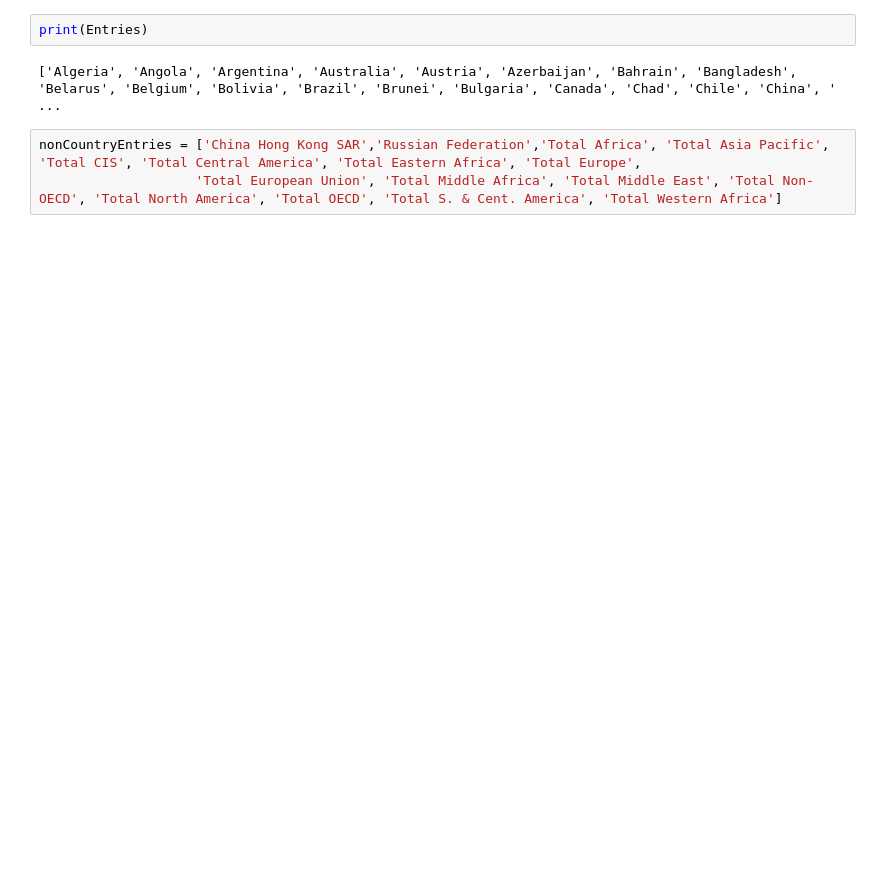
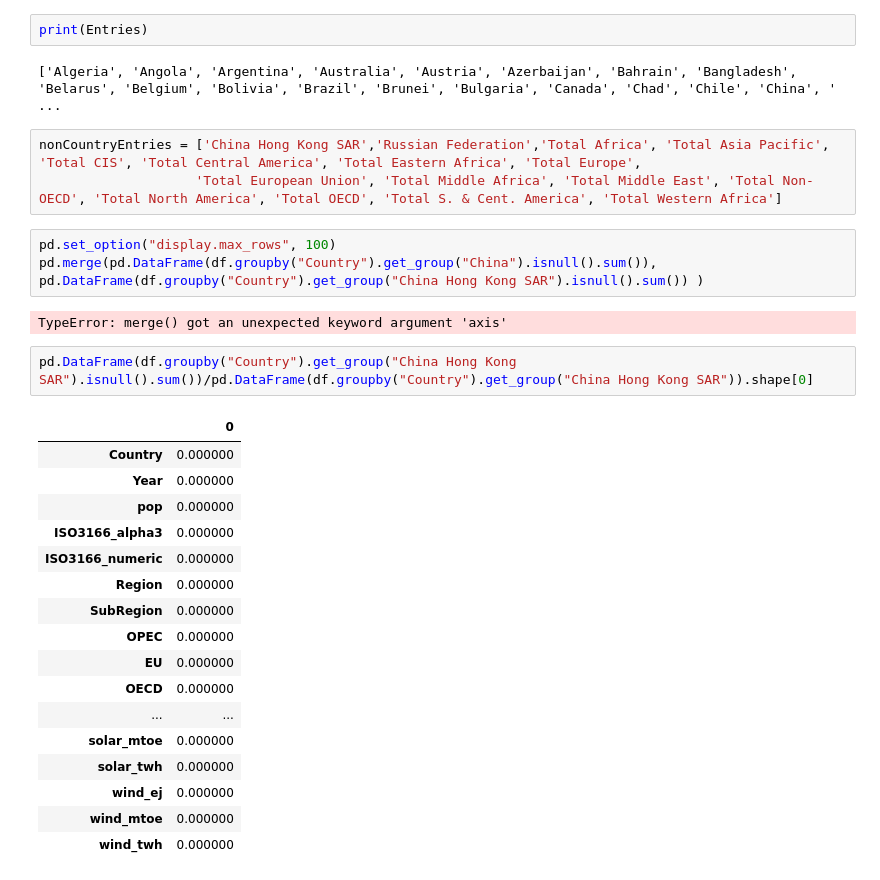
Before and after one commit to PranavaSinghal/DS203-Project, a Jupyter notebook: DS203_project.ipynb, the cells around one changed output. Cells and saved outputs as stored; diff of their text form; blank space fills up the shorter version.

```diff
--- a/DS203_project.ipynb
+++ b/DS203_project.ipynb
@@ -442,3 +590,28 @@ print(Entries)
 # %%
 nonCountryEntries = ['China Hong Kong SAR','Russian Federation','Total Africa', 'Total Asia Pacific', 'Total CIS', 'Total Central America', 'Total Eastern Africa', 'Total Europe',
                     'Total European Union', 'Total Middle Africa', 'Total Middle East', 'Total Non-OECD', 'Total North America', 'Total OECD', 'Total S. & Cent. America', 'Total Western Africa']
+# %%
+pd.set_option("display.max_rows", 100)
+pd.merge(pd.DataFrame(df.groupby("Country").get_group("China").isnull().sum()), pd.DataFrame(df.groupby("Country").get_group("China Hong Kong SAR").isnull().sum()) )
+# %% [output]
+TypeError: merge() got an unexpected keyword argument 'axis'
+# %%
+pd.DataFrame(df.groupby("Country").get_group("China Hong Kong SAR").isnull().sum())/pd.DataFrame(df.groupby("Country").get_group("China Hong Kong SAR")).shape[0]
+# %% [output]
+|  | 0 |
+| Country | 0.000000 |
+| Year | 0.000000 |
+| pop | 0.000000 |
+| ISO3166_alpha3 | 0.000000 |
+| ISO3166_numeric | 0.000000 |
+| Region | 0.000000 |
+| SubRegion | 0.000000 |
+| OPEC | 0.000000 |
+| EU | 0.000000 |
+| OECD | 0.000000 |
+| ... | ... |
+| solar_mtoe | 0.000000 |
+| solar_twh | 0.000000 |
+| wind_ej | 0.000000 |
+| wind_mtoe | 0.000000 |
+| wind_twh | 0.000000 |
```
Also changed, not shown: parts of 20 cells of this notebook.
